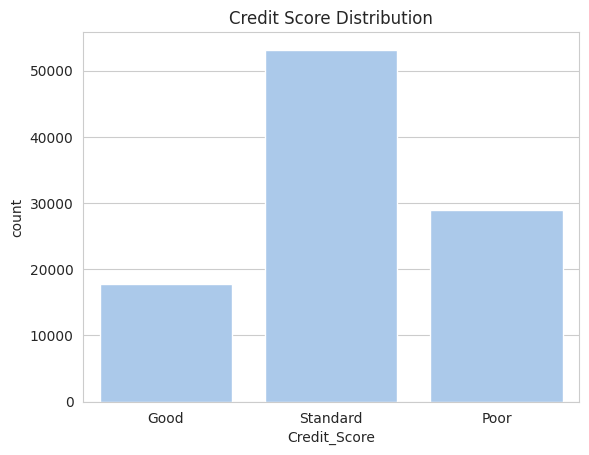
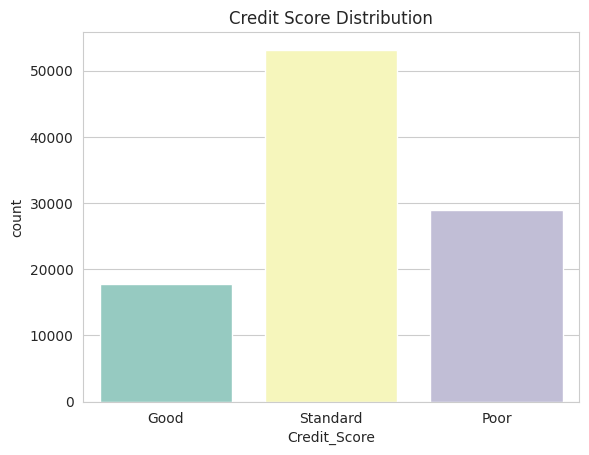
Unified diff of the notebook cell whose output changed from the first chart to the second:
--- before
+++ after
@@ -1,4 +1,4 @@
 # Chart - 3 visualization code
-sns.countplot(x='Credit_Score',data=df)
+sns.countplot(x='Credit_Score',data=df,palette='Set3')
 plt.title("Credit Score Distribution")
 plt.show()

Commit: Enhanced fraud analysis notebook with EDA charts